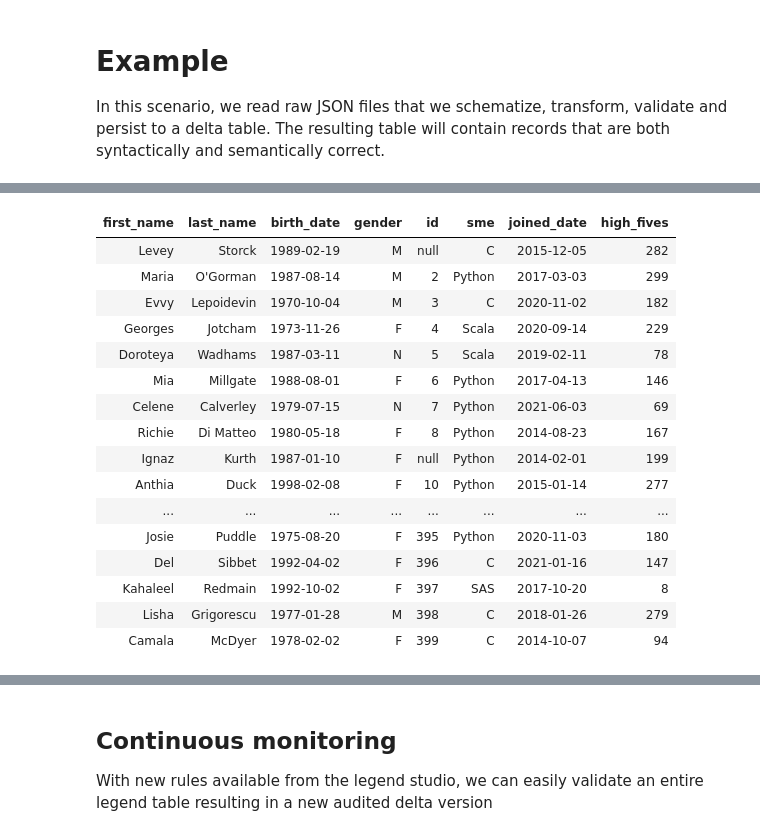
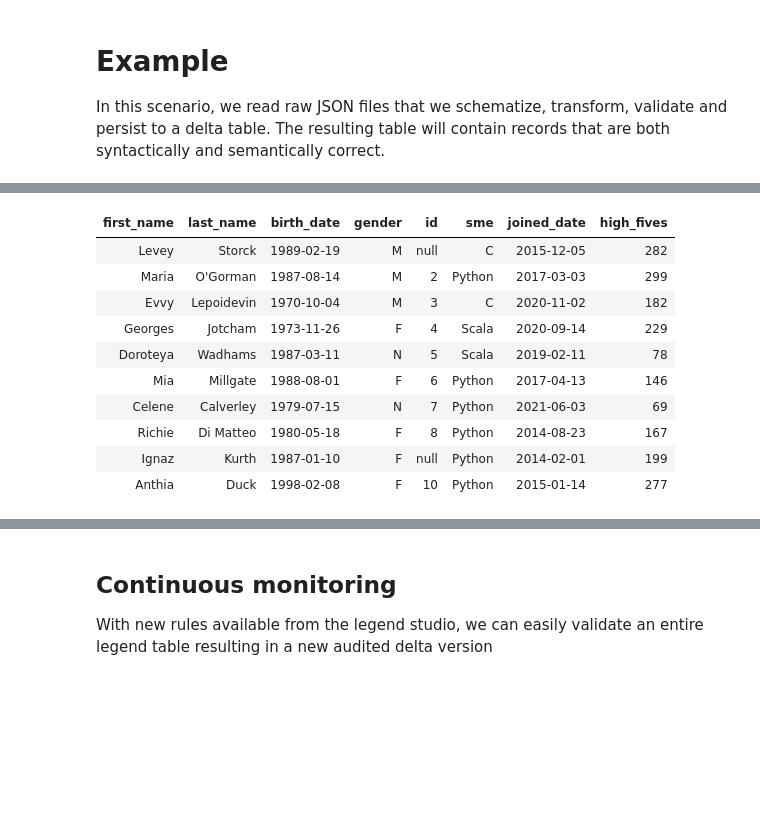
Before and after one commit to finos/legend-community-delta, a Jupyter notebook: databricks-scala.ipynb, the cells around one changed output, grey strips where cells are left out. Saved outputs shown, nothing was run; the diff lists cells and outputs as text; code cells hidden in the pictures; blank space fills up the shorter version.

```diff
--- a/databricks-scala.ipynb
+++ b/databricks-scala.ipynb
@@ -183,26 +177,20 @@ display(df)
 # %%
 %scala
 val transformations = legend.getTransformations("databricks::mapping::employee_delta")
 val transformedDf = df.legendTransform(transformations)
-display(transformedDf)
+display(transformedDf.limit(10))
 # %% [output]
 | first_name | last_name | birth_date | gender | id | sme | joined_date | high_fives |
 | Levey | Storck | 1989-02-19 | M | null | C | 2015-12-05 | 282 |
 | Maria | O'Gorman | 1987-08-14 | M | 2 | Python | 2017-03-03 | 299 |
 | Evvy | Lepoidevin | 1970-10-04 | M | 3 | C | 2020-11-02 | 182 |
 | Georges | Jotcham | 1973-11-26 | F | 4 | Scala | 2020-09-14 | 229 |
 | Doroteya | Wadhams | 1987-03-11 | N | 5 | Scala | 2019-02-11 | 78 |
 | Mia | Millgate | 1988-08-01 | F | 6 | Python | 2017-04-13 | 146 |
 | Celene | Calverley | 1979-07-15 | N | 7 | Python | 2021-06-03 | 69 |
 | Richie | Di Matteo | 1980-05-18 | F | 8 | Python | 2014-08-23 | 167 |
 | Ignaz | Kurth | 1987-01-10 | F | null | Python | 2014-02-01 | 199 |
 | Anthia | Duck | 1998-02-08 | F | 10 | Python | 2015-01-14 | 277 |
-| ... | ... | ... | ... | ... | ... | ... | ... |
-| Josie | Puddle | 1975-08-20 | F | 395 | Python | 2020-11-03 | 180 |
-| Del | Sibbet | 1992-04-02 | F | 396 | C | 2021-01-16 | 147 |
-| Kahaleel | Redmain | 1992-10-02 | F | 397 | SAS | 2017-10-20 | 8 |
-| Lisha | Grigorescu | 1977-01-28 | M | 398 | C | 2018-01-26 | 279 |
-| Camala | McDyer | 1978-02-02 | F | 399 | C | 2014-10-07 | 94 |
 # %%
 %scala
 val expectations = legend.getExpectations("databricks::mapping::employee_delta")
```
Also changed, not shown: parts of 5 cells of this notebook.
